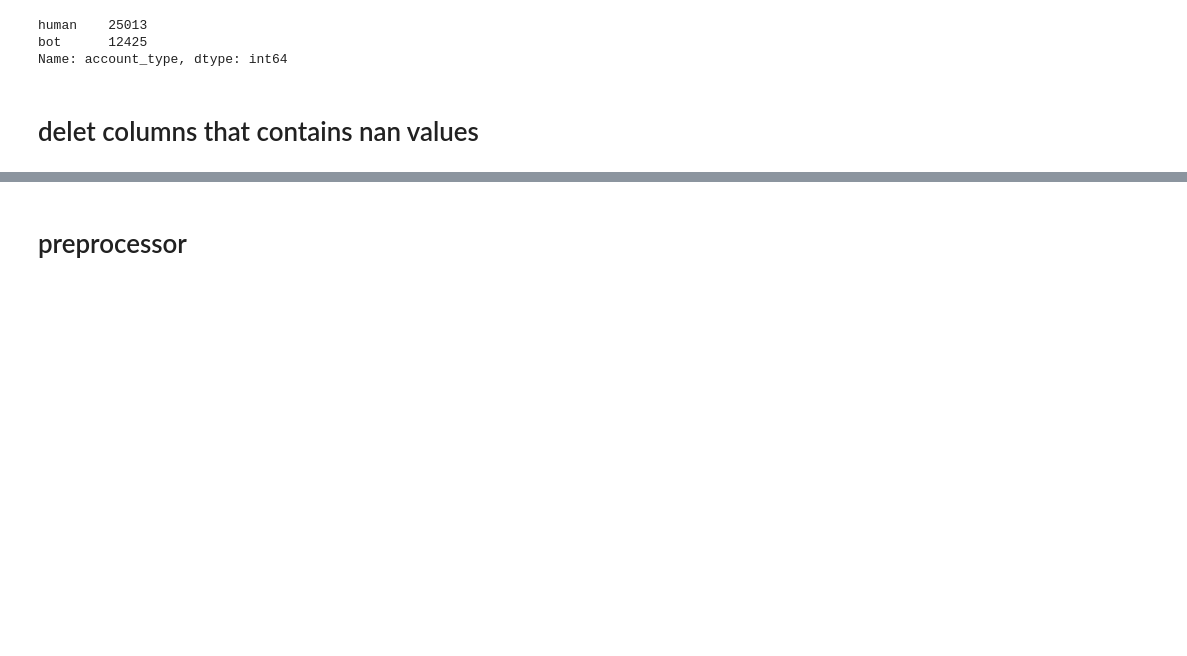
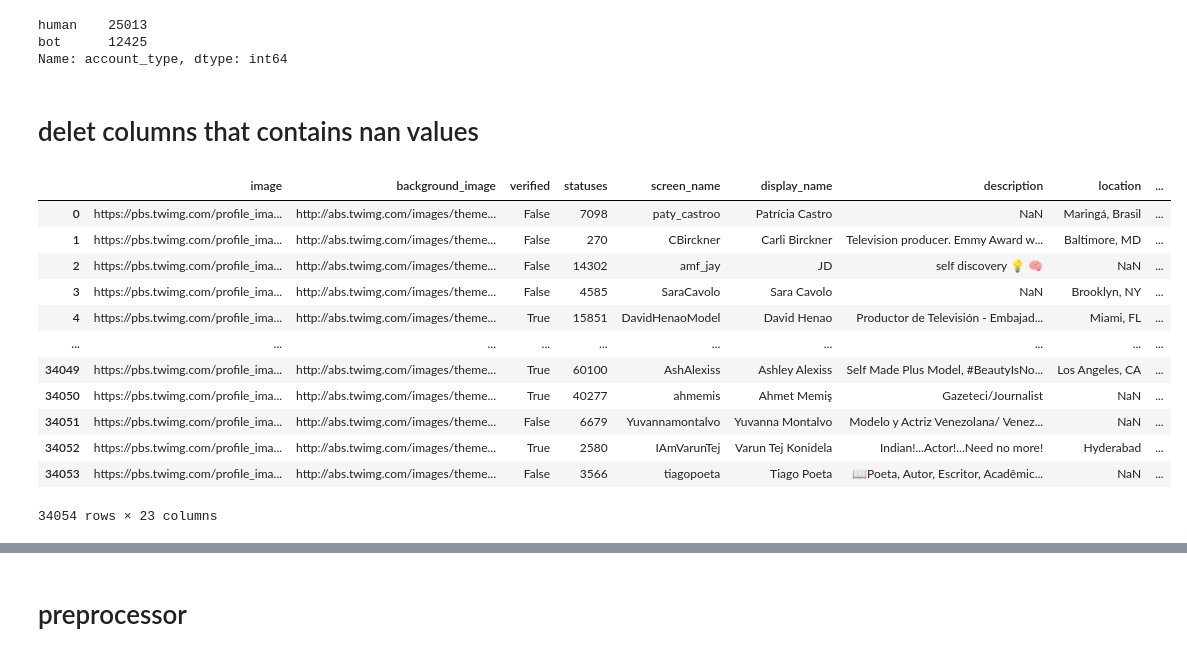
Before and after one commit to PFE2024/satt_ai, a Jupyter notebook: twitter/cleandata.ipynb, the cells around one changed output, grey strips where cells are left out. Saved outputs shown, nothing was run; the diff lists cells and outputs as text; code cells hidden in the pictures; blank space fills up the shorter version.

```diff
--- a/twitter/cleandata.ipynb
+++ b/twitter/cleandata.ipynb
@@ -11,6 +11,24 @@ bot      12425
 Name: account_type, dtype: int64
 # %% [markdown]
 # delet columns that contains nan values
+# %%
+data = pd.read_csv("./data.csv",lineterminator='\n')
+data =data.drop('Unnamed: 0', axis=1)
+data
+# %% [output]
+|  | image | background_image | verified | statuses | screen_name | display_name | description | location | ... |
+| 0 | https://pbs.twimg.com/profile_ima... | http://abs.twimg.com/images/theme... | False | 7098 | paty_castroo | Patrícia Castro | NaN | Maringá, Brasil | ... |
+| 1 | https://pbs.twimg.com/profile_ima... | http://abs.twimg.com/images/theme... | False | 270 | CBirckner | Carli Birckner | Television producer. Emmy Award w... | Baltimore, MD | ... |
+| 2 | https://pbs.twimg.com/profile_ima... | http://abs.twimg.com/images/theme... | False | 14302 | amf_jay | JD | self discovery 💡 🧠 | NaN | ... |
+| 3 | https://pbs.twimg.com/profile_ima... | http://abs.twimg.com/images/theme... | False | 4585 | SaraCavolo | Sara Cavolo | NaN | Brooklyn, NY | ... |
+| 4 | https://pbs.twimg.com/profile_ima... | http://abs.twimg.com/images/theme... | True | 15851 | DavidHenaoModel | David Henao | Productor de Televisión - Embajad... | Miami, FL | ... |
+| ... | ... | ... | ... | ... | ... | ... | ... | ... | ... |
+| 34049 | https://pbs.twimg.com/profile_ima... | http://abs.twimg.com/images/theme... | True | 60100 | AshAlexiss | Ashley Alexiss | Self Made Plus Model, #BeautyIsNo... | Los Angeles, CA | ... |
+| 34050 | https://pbs.twimg.com/profile_ima... | http://abs.twimg.com/images/theme... | True | 40277 | ahmemis | Ahmet Memiş | Gazeteci/Journalist | NaN | ... |
+| 34051 | https://pbs.twimg.com/profile_ima... | http://abs.twimg.com/images/theme... | False | 6679 | Yuvannamontalvo | Yuvanna Montalvo | Modelo y Actriz Venezolana/ Venez... | NaN | ... |
+| 34052 | https://pbs.twimg.com/profile_ima... | http://abs.twimg.com/images/theme... | True | 2580 | IAmVarunTej | Varun Tej Konidela | Indian!...Actor!...Need no more! | Hyderabad | ... |
+| 34053 | https://pbs.twimg.com/profile_ima... | http://abs.twimg.com/images/theme... | False | 3566 | tiagopoeta | Tiago Poeta | 📖Poeta, Autor, Escritor, Acadêmic... | NaN | ... |
+34054 rows × 23 columns
 # %%
 
 #delet columns that contains nan values
```
Also changed, not shown: parts of 5 cells of this notebook, 11 other files.
